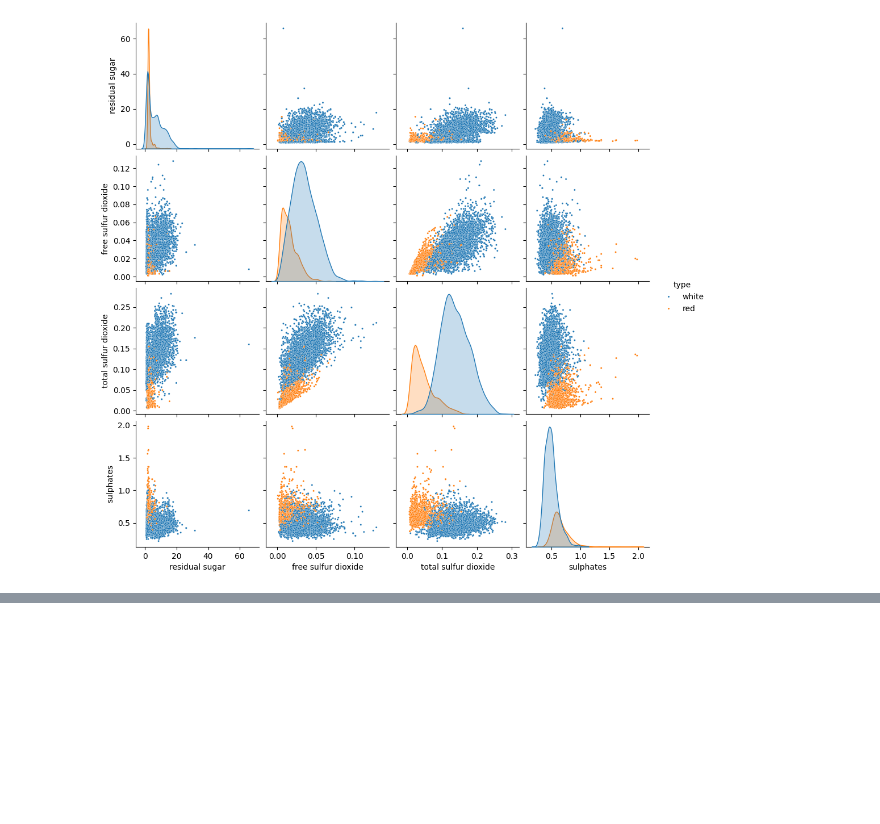
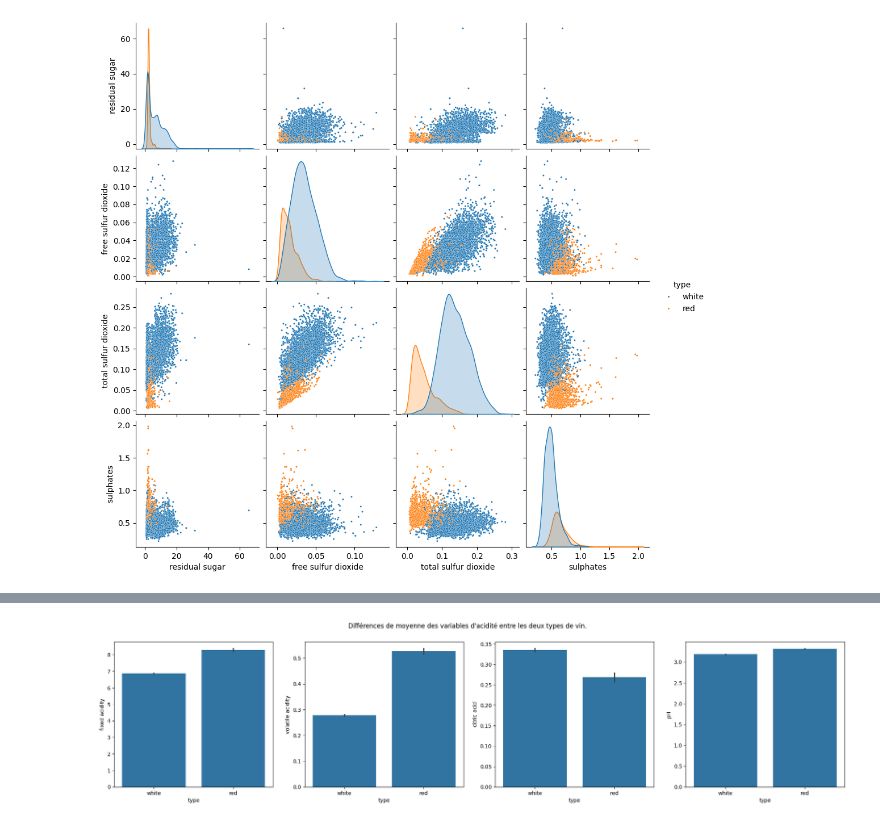
Before and after one commit to fmazur57u/WineTypePrediction, a Jupyter notebook: winePredictionType.ipynb, the cells around one changed output, grey strips where cells are left out. Cells and saved outputs as stored; diff of their text form; code cells hidden in the pictures; blank space fills up the shorter version.

```diff
--- a/winePredictionType.ipynb
+++ b/winePredictionType.ipynb
@@ -528,0 +588,13 @@ On voit qu'on peut commencer à avoir un assez bon modéles avec ces trois varia
+# %%
+fig, ax = plt.subplots(1, 4)
+fig.set_size_inches(25, 5)
+plt.suptitle(
+    "Différences de moyenne des variables d'acidité entre les deux types de vin."
+)
+sns.barplot(data=train_set, y="fixed acidity", x="type", ax=ax[0])
+sns.barplot(data=train_set, y="volatile acidity", x="type", ax=ax[1])
+sns.barplot(data=train_set, y="citric acid", x="type", ax=ax[2])
+sns.barplot(data=train_set, y="pH", x="type", ax=ax[3])
+plt.show()
+# %% [output]
+[figure, added]
```
Also changed, not shown: parts of 26 cells of this notebook.
